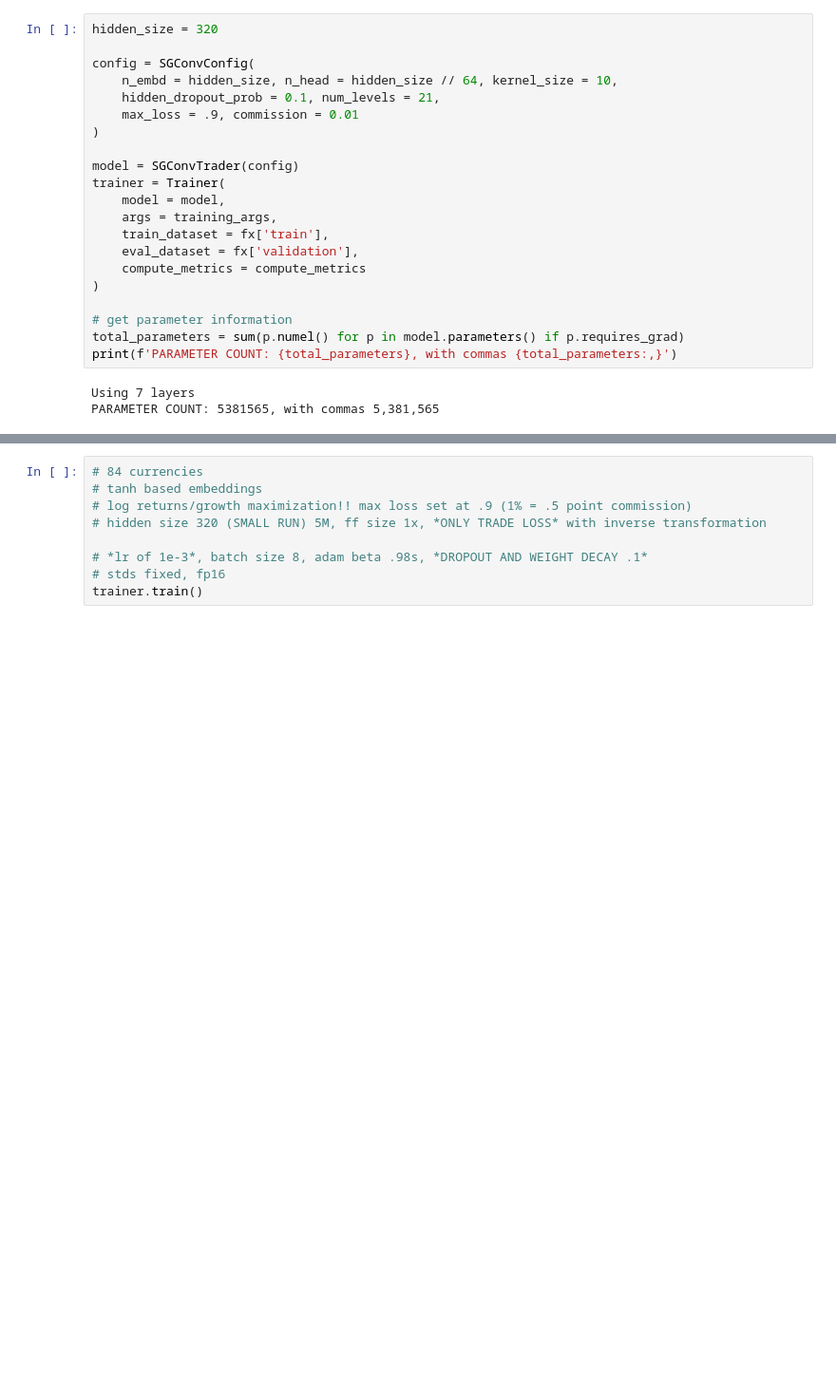
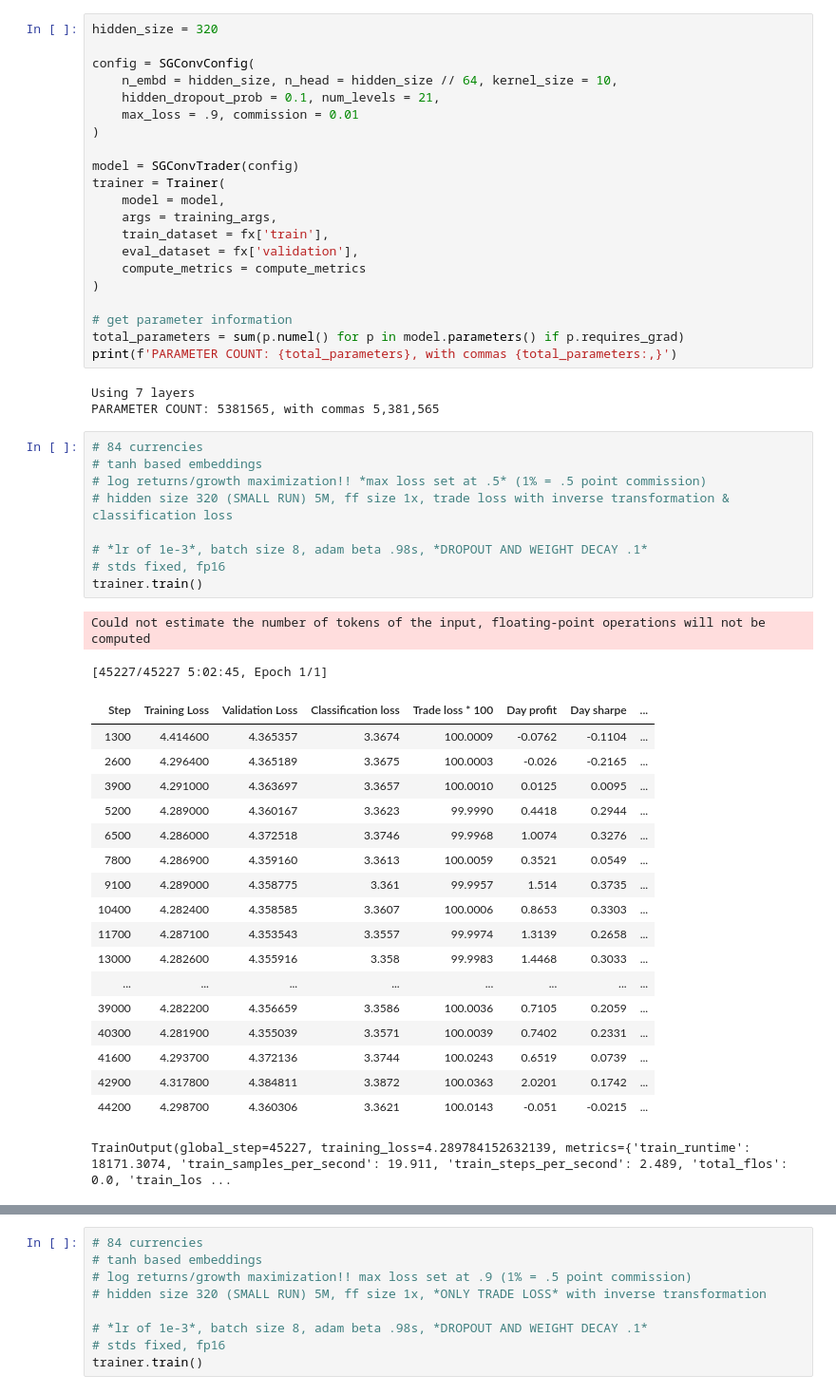
Before and after one commit to mtanghu/Transformer-Trader, a Jupyter notebook: Transformer_Modeling.ipynb, the cells around one changed output, grey strips where cells are left out. Shown at 95% size. Drawn from its saved outputs; the diff is of its cells as text; blank space fills up the shorter version.

```diff
--- a/Transformer_Modeling.ipynb
+++ b/Transformer_Modeling.ipynb
@@ -137,3 +137,33 @@ print(f'PARAMETER COUNT: {total_parameters}, with commas {total_parameters:,}')
 # %% [output]
 Using 7 layers
 PARAMETER COUNT: 5381565, with commas 5,381,565
+# %%
+# 84 currencies
+# tanh based embeddings
+# log returns/growth maximization!! *max loss set at .5* (1% = .5 point commission)
+# hidden size 320 (SMALL RUN) 5M, ff size 1x, trade loss with inverse transformation & classification loss
+
+# *lr of 1e-3*, batch size 8, adam beta .98s, *DROPOUT AND WEIGHT DECAY .1*
+# stds fixed, fp16
+trainer.train()
+# %% [output]
+Could not estimate the number of tokens of the input, floating-point operations will not be computed
+[45227/45227 5:02:45, Epoch 1/1]
+| Step | Training Loss | Validation Loss | Classification loss | Trade loss * 100 | Day profit | Day sharpe | ... |
+| 1300 | 4.414600 | 4.365357 | 3.3674 | 100.0009 | -0.0762 | -0.1104 | ... |
+| 2600 | 4.296400 | 4.365189 | 3.3675 | 100.0003 | -0.026 | -0.2165 | ... |
+| 3900 | 4.291000 | 4.363697 | 3.3657 | 100.0010 | 0.0125 | 0.0095 | ... |
+| 5200 | 4.289000 | 4.360167 | 3.3623 | 99.9990 | 0.4418 | 0.2944 | ... |
+| 6500 | 4.286000 | 4.372518 | 3.3746 | 99.9968 | 1.0074 | 0.3276 | ... |
+| 7800 | 4.286900 | 4.359160 | 3.3613 | 100.0059 | 0.3521 | 0.0549 | ... |
+| 9100 | 4.289000 | 4.358775 | 3.361 | 99.9957 | 1.514 | 0.3735 | ... |
+| 10400 | 4.282400 | 4.358585 | 3.3607 | 100.0006 | 0.8653 | 0.3303 | ... |
+| 11700 | 4.287100 | 4.353543 | 3.3557 | 99.9974 | 1.3139 | 0.2658 | ... |
+| 13000 | 4.282600 | 4.355916 | 3.358 | 99.9983 | 1.4468 | 0.3033 | ... |
+| ... | ... | ... | ... | ... | ... | ... | ... |
+| 39000 | 4.282200 | 4.356659 | 3.3586 | 100.0036 | 0.7105 | 0.2059 | ... |
+| 40300 | 4.281900 | 4.355039 | 3.3571 | 100.0039 | 0.7402 | 0.2331 | ... |
+| 41600 | 4.293700 | 4.372136 | 3.3744 | 100.0243 | 0.6519 | 0.0739 | ... |
+| 42900 | 4.317800 | 4.384811 | 3.3872 | 100.0363 | 2.0201 | 0.1742 | ... |
+| 44200 | 4.298700 | 4.360306 | 3.3621 | 100.0143 | -0.051 | -0.0215 | ... |
+TrainOutput(global_step=45227, training_loss=4.289784152632139, metrics={'train_runtime': 18171.3074, 'train_samples_per_second': 19.911, 'train_steps_per_second': 2.489, 'total_flos': 0.0, 'train_los ...
```
Also changed, not shown: parts of 2 cells of this notebook, 1 other file.
